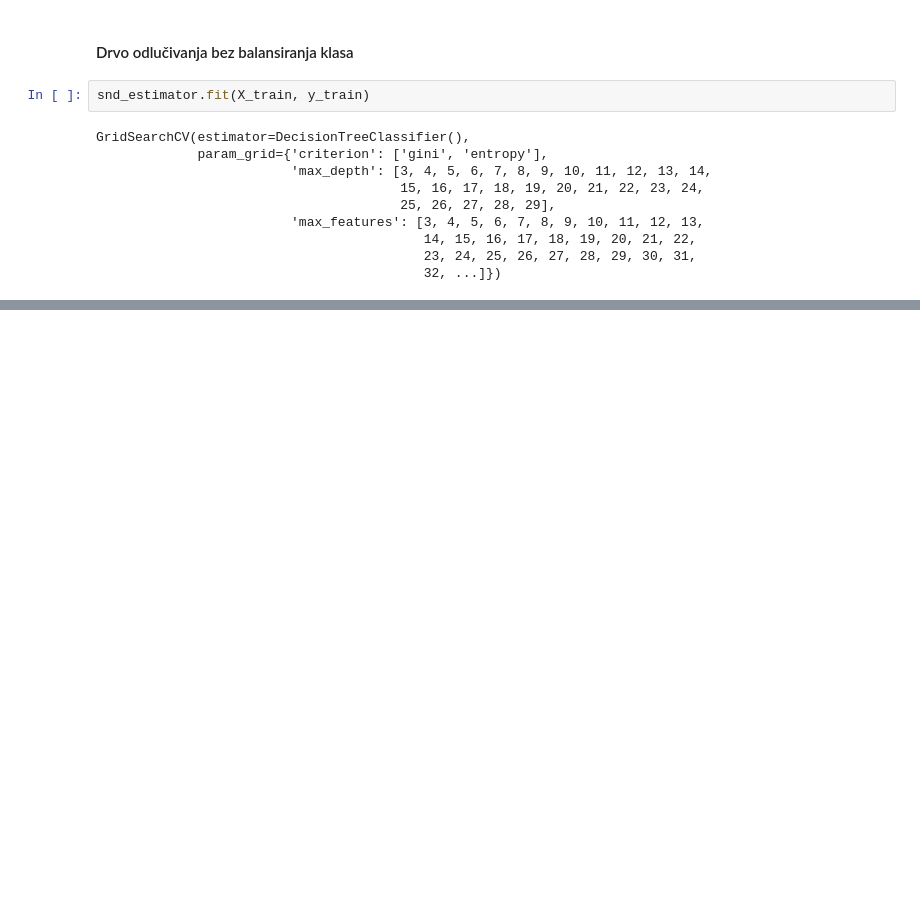
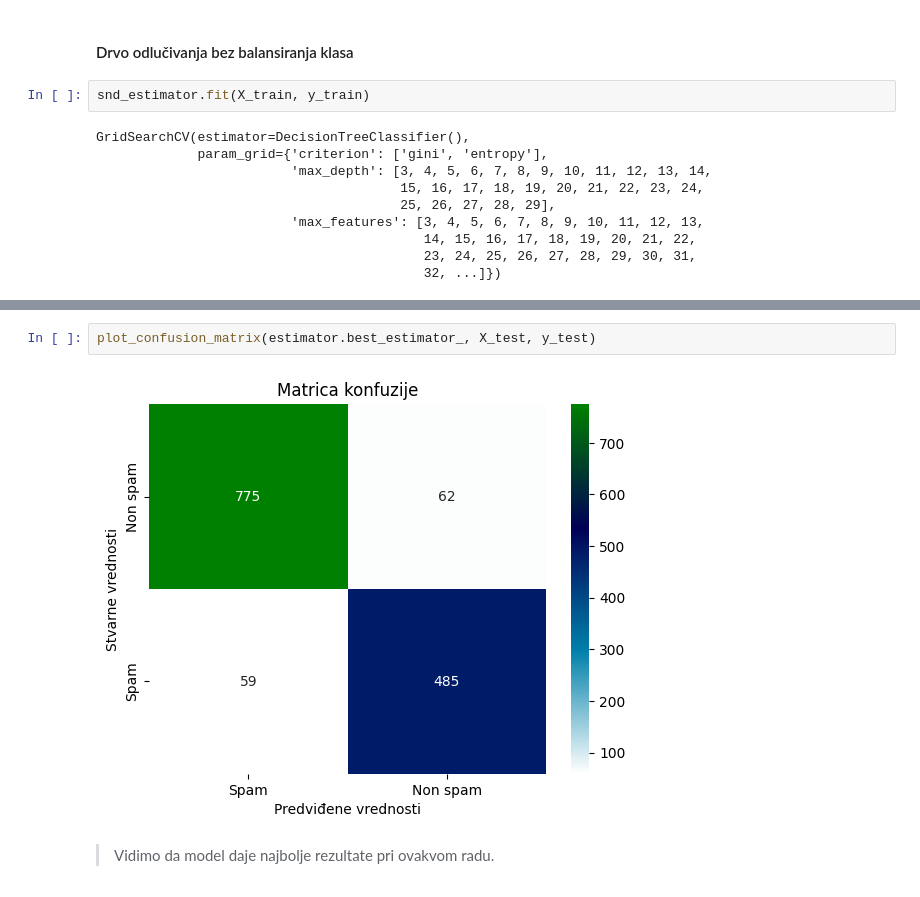
Before and after one commit to MATF-istrazivanje-podataka-1/2023_Data_Mining_Spam_emails_Dataset, a Jupyter notebook: models/classification/decision_trees.ipynb, the cells around one changed output, grey strips where cells are left out. Cells and saved outputs as stored; diff of their text form; blank space fills up the shorter version.

```diff
--- a/models/classification/decision_trees.ipynb
+++ b/models/classification/decision_trees.ipynb
@@ -516,0 +588,6 @@ plot_confusion_matrix(snd_estimator.best_estimator_, X_test, y_test)
+# %%
+plot_confusion_matrix(estimator.best_estimator_, X_test, y_test)
+# %% [output]
+[figure, added]
+# %% [markdown]
+> Vidimo da model daje najbolje rezultate pri ovakvom radu.
```
Also changed, not shown: parts of 26 cells of this notebook.
